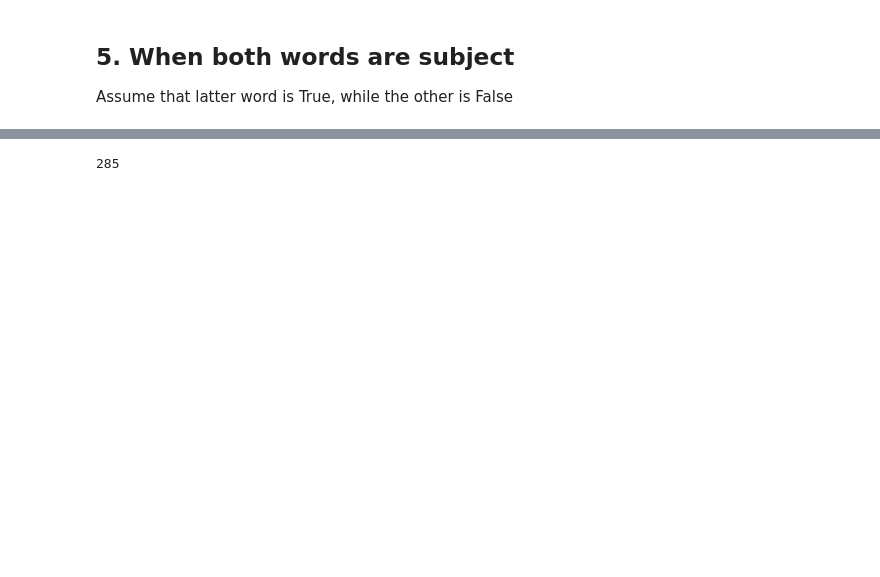
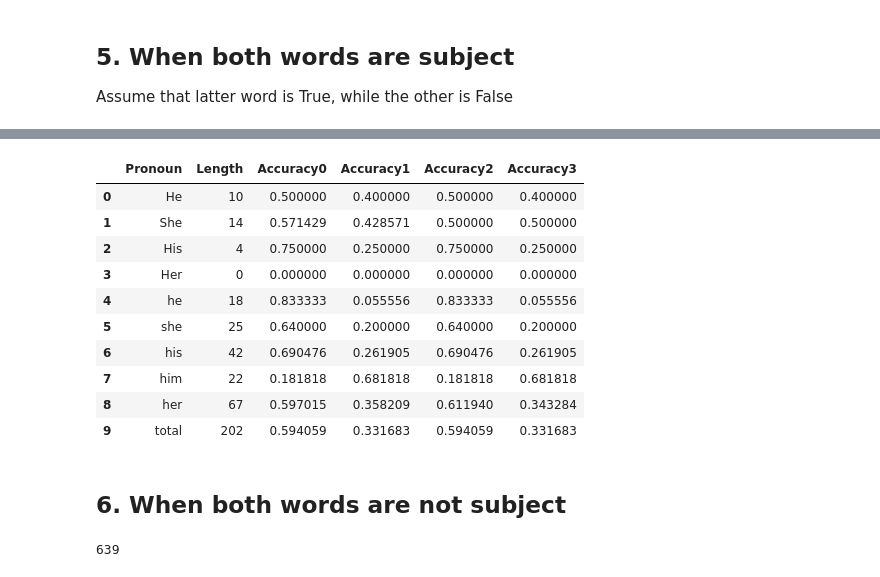
Before and after one commit to Kohgeonho/NLP_HW3_gap_coreference, a Jupyter notebook: gap-coreference/CS372_HW3_code_20160025.ipynb, the cells around one changed output, grey strips where cells are left out. Cells and saved outputs as stored; diff of their text form; code cells hidden in the pictures; blank space fills up the shorter version.

```diff
--- a/gap-coreference/CS372_HW3_code_20160025.ipynb
+++ b/gap-coreference/CS372_HW3_code_20160025.ipynb
@@ -499,6 +465,22 @@ Porter worked to raise the standards of the US Navy in the position of superinte
+# %%
+overall_analysis(train_data, [both_subject], [latter_word, former_word, closer_word, farther_word])
+# %% [output]
+|  | Pronoun | Length | Accuracy0 | Accuracy1 | Accuracy2 | Accuracy3 |
+| 0 | He | 10 | 0.500000 | 0.400000 | 0.500000 | 0.400000 |
+| 1 | She | 14 | 0.571429 | 0.428571 | 0.500000 | 0.500000 |
+| 2 | His | 4 | 0.750000 | 0.250000 | 0.750000 | 0.250000 |
+| 3 | Her | 0 | 0.000000 | 0.000000 | 0.000000 | 0.000000 |
+| 4 | he | 18 | 0.833333 | 0.055556 | 0.833333 | 0.055556 |
+| 5 | she | 25 | 0.640000 | 0.200000 | 0.640000 | 0.200000 |
+| 6 | his | 42 | 0.690476 | 0.261905 | 0.690476 | 0.261905 |
+| 7 | him | 22 | 0.181818 | 0.681818 | 0.181818 | 0.681818 |
+| 8 | her | 67 | 0.597015 | 0.358209 | 0.611940 | 0.343284 |
+| 9 | total | 202 | 0.594059 | 0.331683 | 0.594059 | 0.331683 |
+# %% [markdown]
+## 6. When both words are not subject
 # %%
-none_subject_data = subject_data.apply(none_subject, axis=1)
-none_subject_data = subject_data[none_subject_data]
+none_subject_data = train_data.apply(none_subject, axis=1)
+none_subject_data = train_data[none_subject_data]
 len(none_subject_data)
 # %% [output]
-285
+639
```
Also changed, not shown: parts of 23 cells of this notebook, 2 other files.
